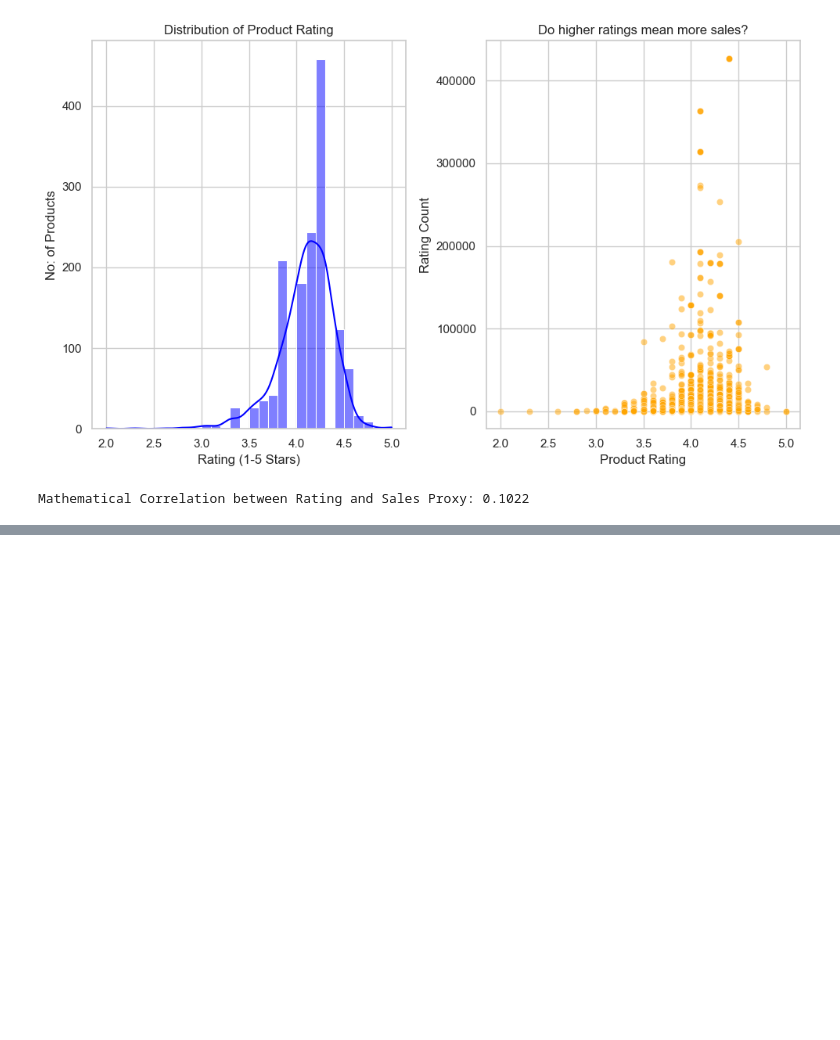
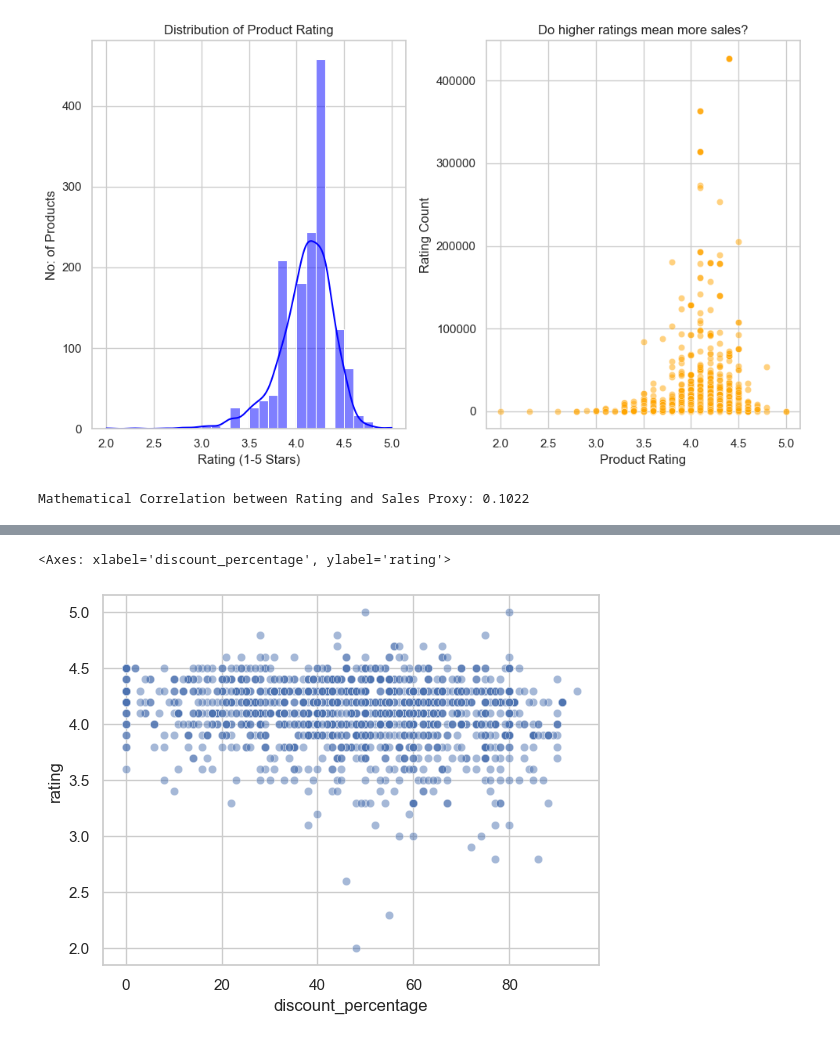
Before and after one commit to lwinmp/machine_learning_projects, a Jupyter notebook: Amazon Sale Prediction/amazon sale prediction.ipynb, the cells around one changed output, grey strips where cells are left out. Drawn from its saved outputs; the diff is of its cells as text; code cells hidden in the pictures; blank space fills up the shorter version.

Commit message:
Amazon sales data based on rating

```diff
--- a/Amazon Sale Prediction/amazon sale prediction.ipynb
+++ b/Amazon Sale Prediction/amazon sale prediction.ipynb
@@ -353,0 +307,8 @@ Mathematical Correlation between Rating and Sales Proxy: 0.1022
+# %%
+df['main_category'] = df['category'].str.split('|').str[0]
+category_stats = df.groupby('main_category').agg(
+    avg_rating = ('rating', 'mean'),
+    total_reviews = ('rating_count', 'sum'),
+    product_count = ('product_id', 'count')
+).sort_values('total_reviews', ascending=False)
+category_stats.head(5)
@@ -353,0 +323,5 @@ Mathematical Correlation between Rating and Sales Proxy: 0.1022
+# %%
+sns.scatterplot(x='discount_percentage', y='rating', data=df, alpha=0.5)
+# %% [output]
+<Axes: xlabel='discount_percentage', ylabel='rating'>
+[figure, added]
```
Also changed, not shown: parts of 28 cells of this notebook.
